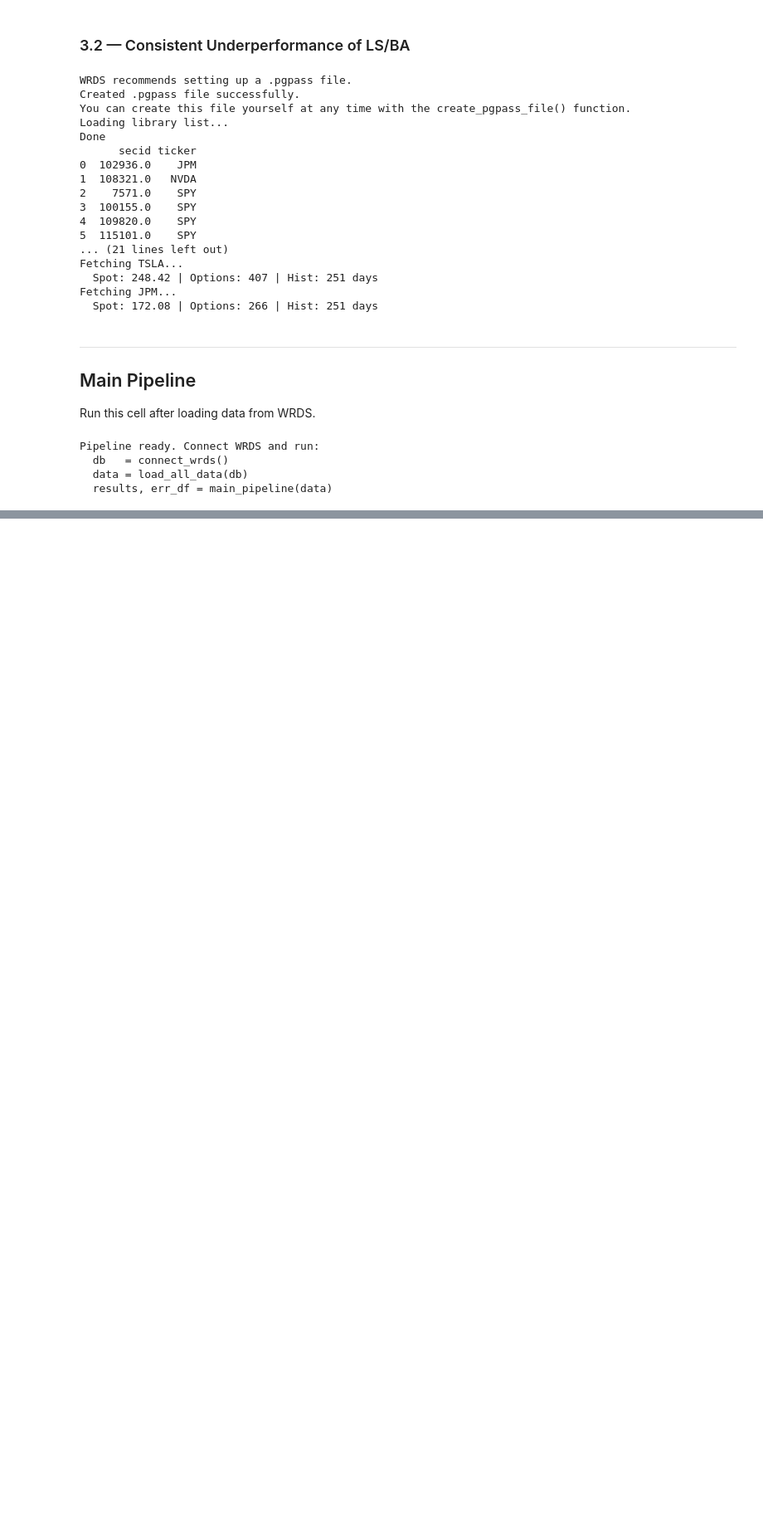
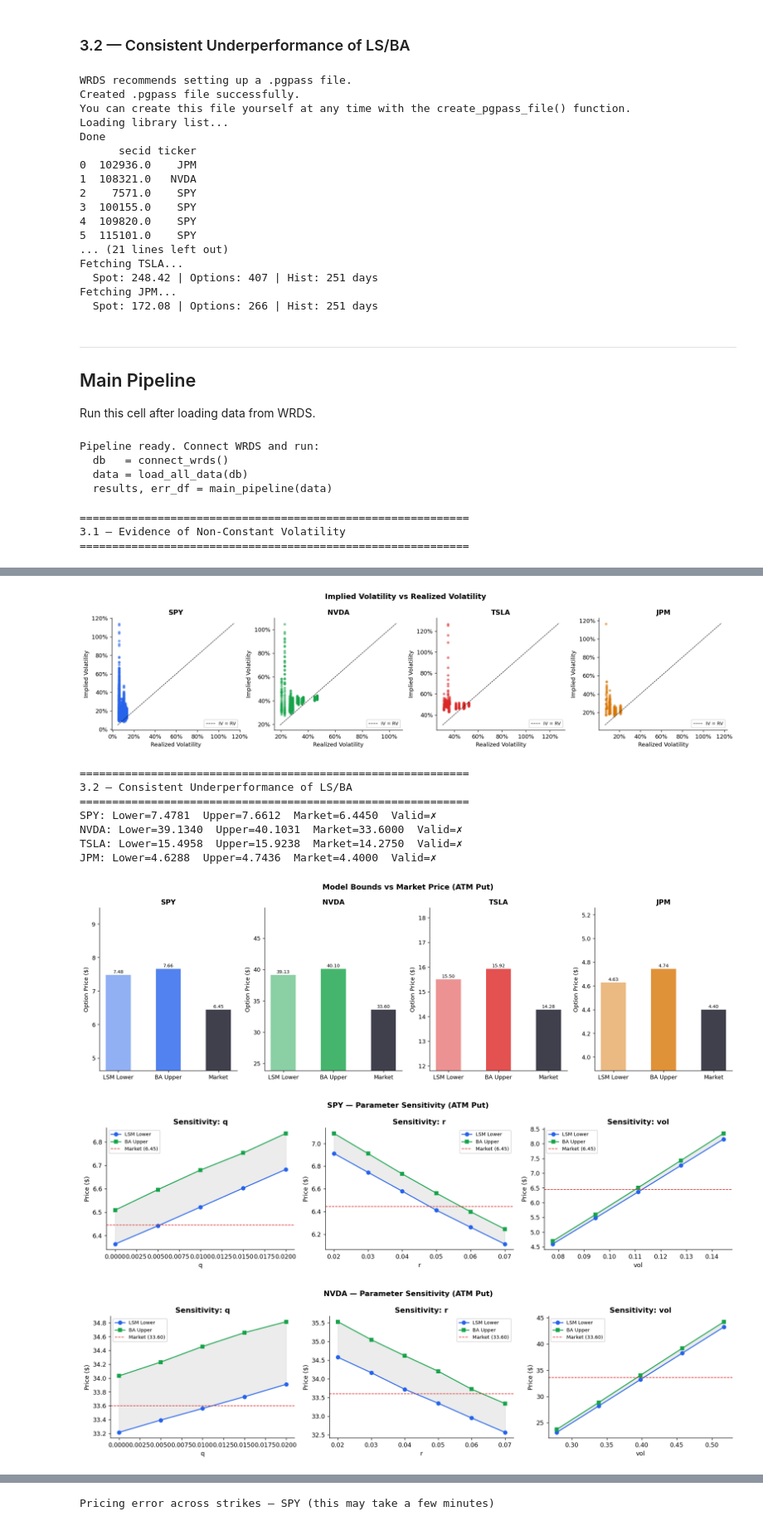
Before and after one commit to Seanjeon0220/project, a Jupyter notebook: quant/HKUTG/sem2/part3.ipynb, the cells around one changed output, grey strips where cells are left out. Shown at 83% size. Saved outputs shown, nothing was run; the diff lists cells and outputs as text; code cells hidden in the pictures; blank space fills up the shorter version.

```diff
--- a/quant/HKUTG/sem2/part3.ipynb
+++ b/quant/HKUTG/sem2/part3.ipynb
@@ -587,11 +658,12 @@ def main_pipeline(data):
         if atm.empty:
             print(f"{ticker}: no ATM options found, skipping")
             continue
-        row = atm.sort_values('T').iloc[len(atm)//2]
-        vol = row['impl_volatility']
-        T   = row['T']
-        K   = row['strike']
-        mkt = row['mid_price']
+        row  = atm.sort_values('T').iloc[len(atm)//2]
+        K    = row['strike']
+        T    = row['T']
+        vol  = compute_rv(d['hist'], 252)
+        mkt  = row['mid_price']
+
         lo, up = price_asset(spot, vol, RISK_FREE_RATE, T, K=K)
         results_market[ticker] = {'lower': lo, 'upper': up, 'market': mkt,
                                   'valid': lo < mkt < up}
@@ -600,16 +672,16 @@ def main_pipeline(data):
 
     plot_model_vs_market(results_market)
 
-    spy = data['SPY']
-    atm_spy = spy['options']
-    atm_spy = atm_spy[(atm_spy['strike'] - spy['spot']).abs() < spy['spot'] * 0.02]
-    row_spy = atm_spy.sort_values('T').iloc[len(atm_spy)//2]
     for ticker in data.keys():
         plot_sensitivity_multi(data, ticker=ticker)
 
     for ticker in data.keys():
         print(f"\nPricing error across strikes — {ticker} (this may take a few minutes)")
         err_df = plot_pricing_error_across_strikes(data, ticker, RISK_FREE_RATE)
+
+    print("\nMethod variation check...")
+    for ticker in data.keys():
+        plot_method_comparison(data, ticker=ticker)
 
     return results_market, err_df
 
@@ -623,3 +695,9 @@ Pipeline ready. Connect WRDS and run:
   db   = connect_wrds()
   data = load_all_data(db)
   results, err_df = main_pipeline(data)
+# %%
+results, err_df = main_pipeline(data)
+# %% [output]
+============================================================
+3.1 — Evidence of Non-Constant Volatility
+============================================================
@@ -625,0 +707,11 @@ Pipeline ready. Connect WRDS and run:
+[figure, added]
+============================================================
+3.2 — Consistent Underperformance of LS/BA
+============================================================
+SPY: Lower=7.4781  Upper=7.6612  Market=6.4450  Valid=✗
+NVDA: Lower=39.1340  Upper=40.1031  Market=33.6000  Valid=✗
+TSLA: Lower=15.4958  Upper=15.9238  Market=14.2750  Valid=✗
+JPM: Lower=4.6288  Upper=4.7436  Market=4.4000  Valid=✗
+[figure, added]
+[figure, added]
+[figure, added]
@@ -625,0 +720 @@ Pipeline ready. Connect WRDS and run:
+Pricing error across strikes — SPY (this may take a few minutes)
```
Also changed, not shown: parts of 5 cells of this notebook, 5 other files.
